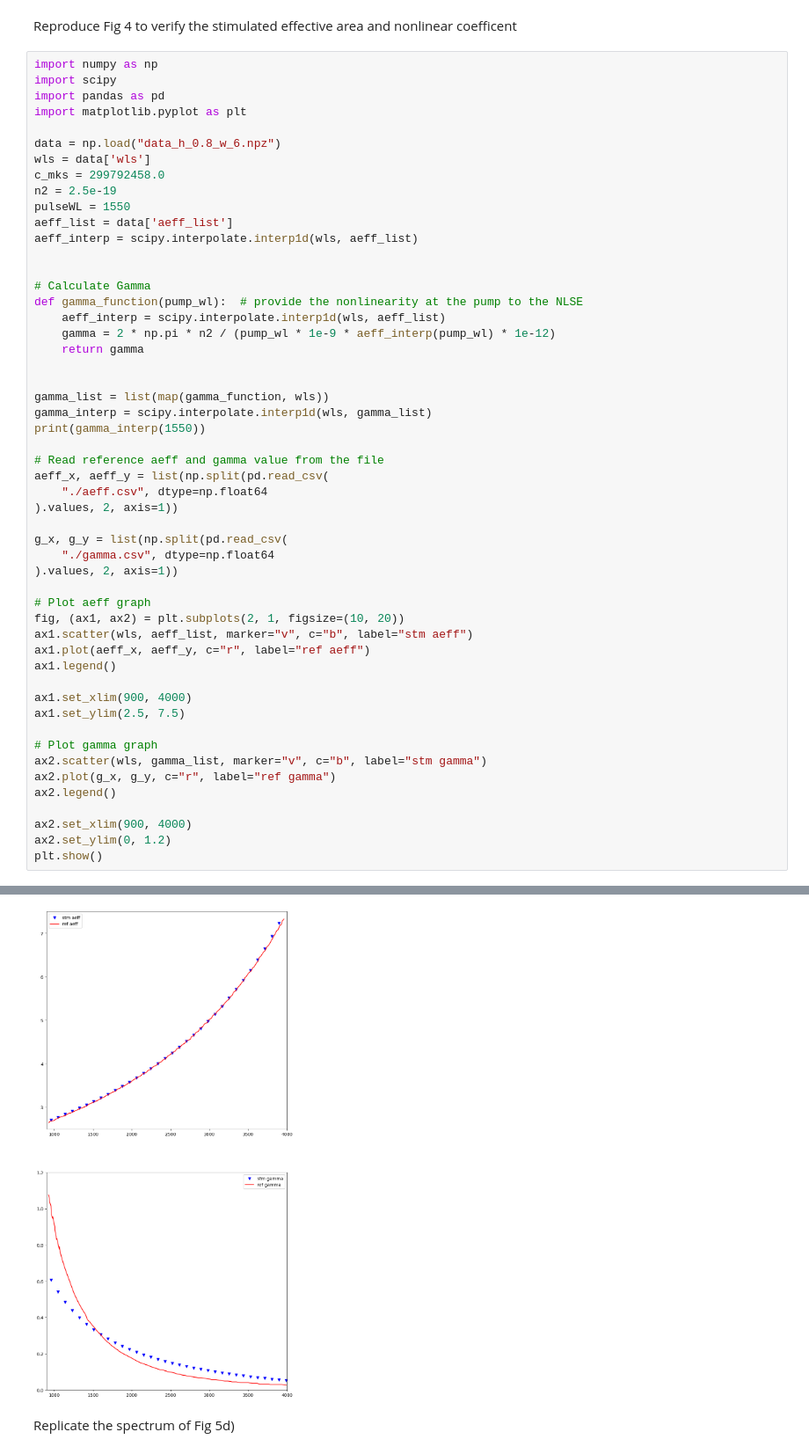
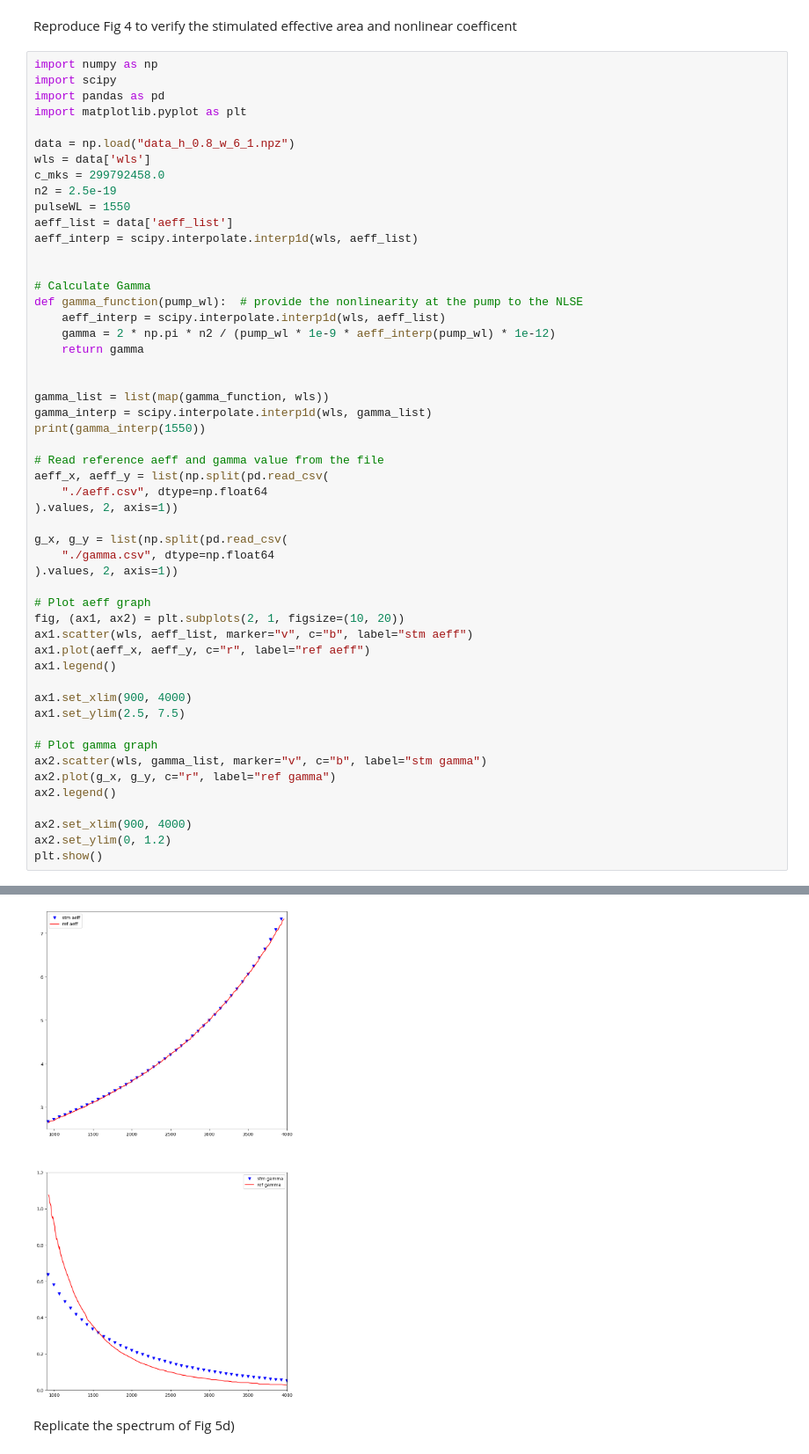
Before and after one commit to elizaleung830/SC-generation-stimulation, a Jupyter notebook: SCG_Stimulation/Benchmark/H_Ahmad_et_al_2019.ipynb, the cells around one changed output, grey strips where cells are left out. Shown at 88% size. Saved outputs shown, nothing was run; the diff lists cells and outputs as text.

Commit message:
add a data set with higher resolution

```diff
--- a/SCG_Stimulation/Benchmark/H_Ahmad_et_al_2019.ipynb
+++ b/SCG_Stimulation/Benchmark/H_Ahmad_et_al_2019.ipynb
@@ -65,7 +70,7 @@ import scipy
 import pandas as pd
 import matplotlib.pyplot as plt
 
-data = np.load("data_h_0.8_w_6.npz")
+data = np.load("data_h_0.8_w_6_1.npz")
 wls = data['wls']
 c_mks = 299792458.0
 n2 = 2.5e-19
@@ -116,4 +121,4 @@ plt.show()
-[figure, old version]
+[figure, new version]
 # %% [markdown]
 Replicate the spectrum of Fig 5d)
 # %%
```
Also changed, not shown: parts of 3 cells of this notebook, 1 other file.
